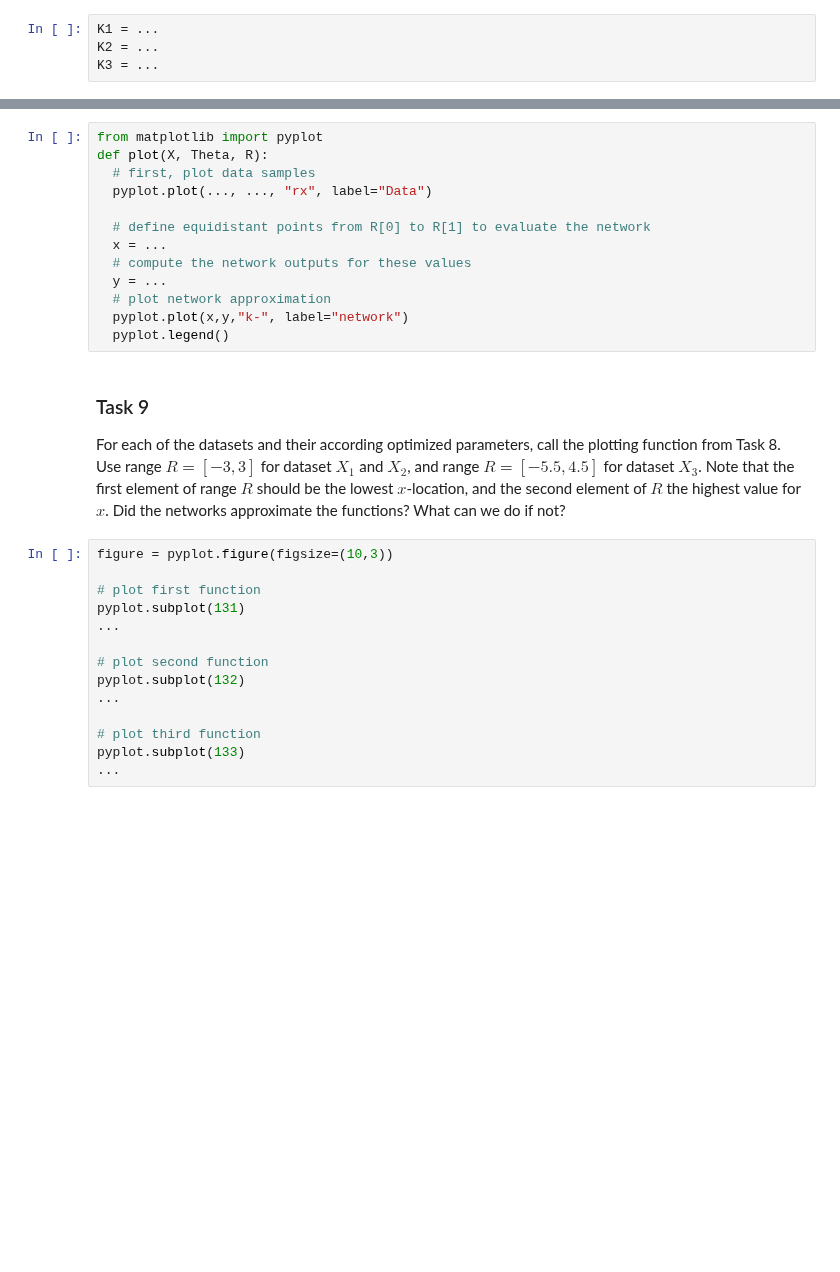
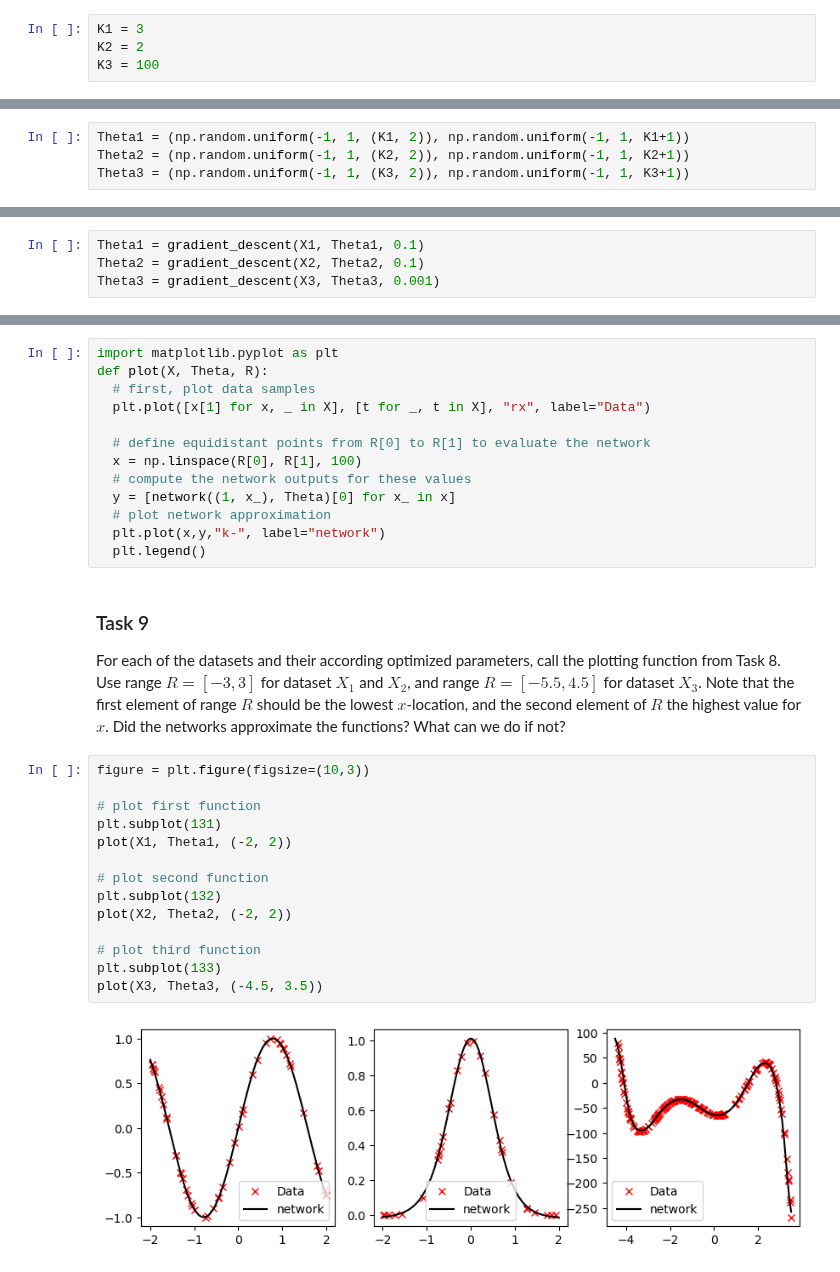
Before and after one commit to danielbarco/deeplearning, a Jupyter notebook: DL-Assignment03.ipynb, the cells around one changed output, grey strips where cells are left out. Saved outputs shown, nothing was run; the diff lists cells and outputs as text; blank space fills up the shorter version.

```diff
--- a/DL-Assignment03.ipynb
+++ b/DL-Assignment03.ipynb
@@ -184,9 +205,9 @@ Finally, we want to make use of our gradient descent implementation to approxima
 When looking at the example plots in the exercise slides (exemplary solutions for the plotting Task 8), how many hidden neurons $K$ do we need in order to approximate the functions? Is there any difference
 1 between the three target functions?
 # %%
-K1 = ...
-K2 = ...
-K3 = ...
+K1 = 3
+K2 = 2
+K3 = 100
 # %% [markdown]
 ### Task 6
 
@@ -203,3 +220,7 @@ Theta3 = ...
+# %%
+Theta1 = (np.random.uniform(-1, 1, (K1, 2)), np.random.uniform(-1, 1, K1+1))
+Theta2 = (np.random.uniform(-1, 1, (K2, 2)), np.random.uniform(-1, 1, K2+1))
+Theta3 = (np.random.uniform(-1, 1, (K3, 2)), np.random.uniform(-1, 1, K3+1))
 # %% [markdown]
 ### Task 7
 
@@ -214,0 +232,4 @@ WARNING: Depending on the implementation, this might run for several minutes!
+# %%
+Theta1 = gradient_descent(X1, Theta1, 0.1)
+Theta2 = gradient_descent(X2, Theta2, 0.1)
+Theta3 = gradient_descent(X3, Theta3, 0.001)
@@ -225,33 +264,35 @@ Note:
   2. Each input in the dataset is defined as $\vec x = (1,x)^T$.
   3. Equidistant points can be obtained via `numpy.arange`.
 # %%
-from matplotlib import pyplot
+import matplotlib.pyplot as plt
 def plot(X, Theta, R):
   # first, plot data samples
-  pyplot.plot(..., ..., "rx", label="Data")
+  plt.plot([x[1] for x, _ in X], [t for _, t in X], "rx", label="Data")
 
   # define equidistant points from R[0] to R[1] to evaluate the network
-  x = ...
+  x = np.linspace(R[0], R[1], 100)
   # compute the network outputs for these values
-  y = ...
+  y = [network((1, x_), Theta)[0] for x_ in x]
   # plot network approximation
-  pyplot.plot(x,y,"k-", label="network")
-  pyplot.legend()
+  plt.plot(x,y,"k-", label="network")
+  plt.legend()
 # %% [markdown]
 ### Task 9
 
 For each of the datasets and their according optimized parameters, call the plotting function from Task 8. Use range $R=[-3,3]$ for dataset $X_1$ and $X_2$, and range $R=[-5.5,4.5]$ for dataset $X_3$. Note that the first element of range $R$ should be the lowest $x$-location, and the second element of $R$ the highest value for $x$. Did the networks approximate the functions? What can we do if not?
 # %%
-figure = pyplot.figure(figsize=(10,3))
+figure = plt.figure(figsize=(10,3))
 
 # plot first function
-pyplot.subplot(131)
-...
+plt.subplot(131)
+plot(X1, Theta1, (-2, 2))
 
 # plot second function
-pyplot.subplot(132)
-...
+plt.subplot(132)
+plot(X2, Theta2, (-2, 2))
 
 # plot third function
-pyplot.subplot(133)
-...
+plt.subplot(133)
+plot(X3, Theta3, (-4.5, 3.5))
+# %% [output]
+[figure, added]
```
Also changed, not shown: parts of 11 cells of this notebook.
